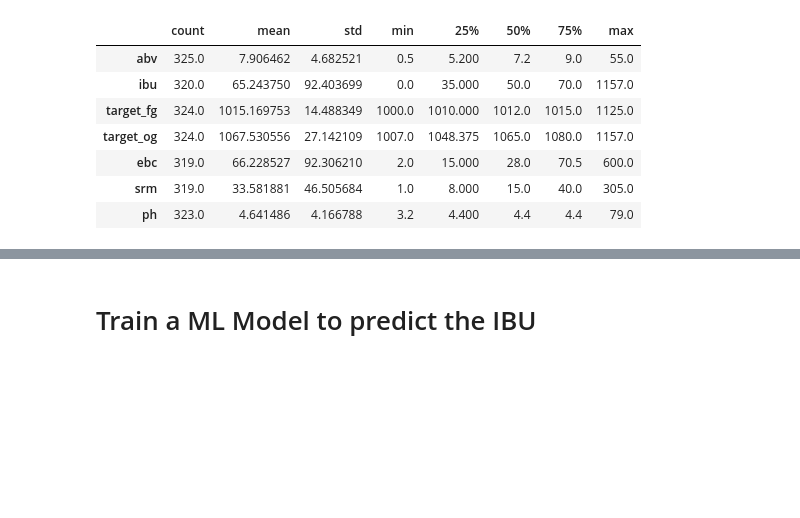
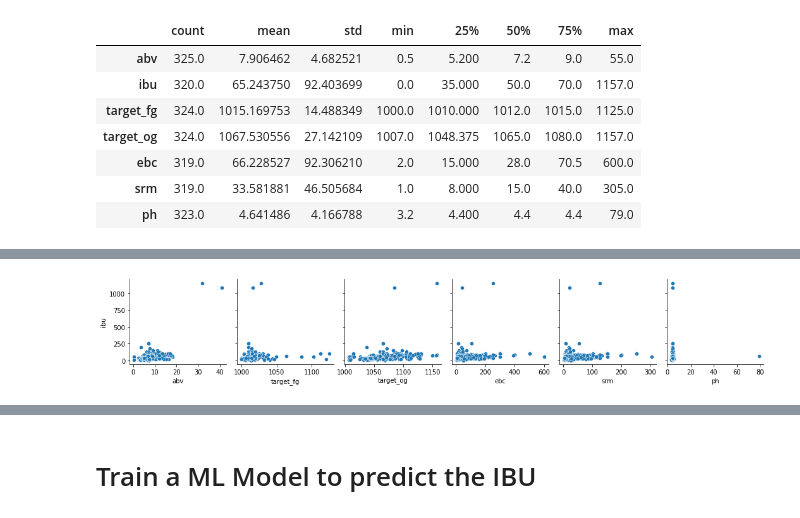
Before and after one commit to arthurbatista/punk_ml, a Jupyter notebook: ml_punk.ipynb, the cells around one changed output, grey strips where cells are left out. Saved outputs shown, nothing was run; the diff lists cells and outputs as text; code cells hidden in the pictures; blank space fills up the shorter version.

```diff
--- a/ml_punk.ipynb
+++ b/ml_punk.ipynb
@@ -132,0 +128,7 @@ dtype: int64
+# %%
+pp = sns.pairplot(data=beer_df,
+                  y_vars=['ibu'],
+                  x_vars=['abv', 'target_fg', 'target_og',
+                          'ebc', 'srm', 'ph'])
+# %% [output]
+[figure, added]
```
Also changed, not shown: parts of 42 cells of this notebook.
